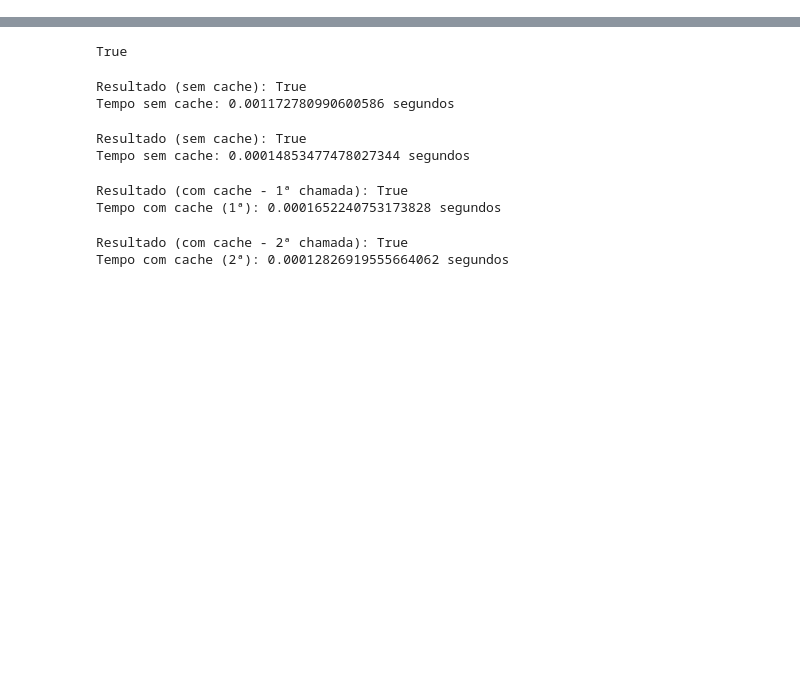
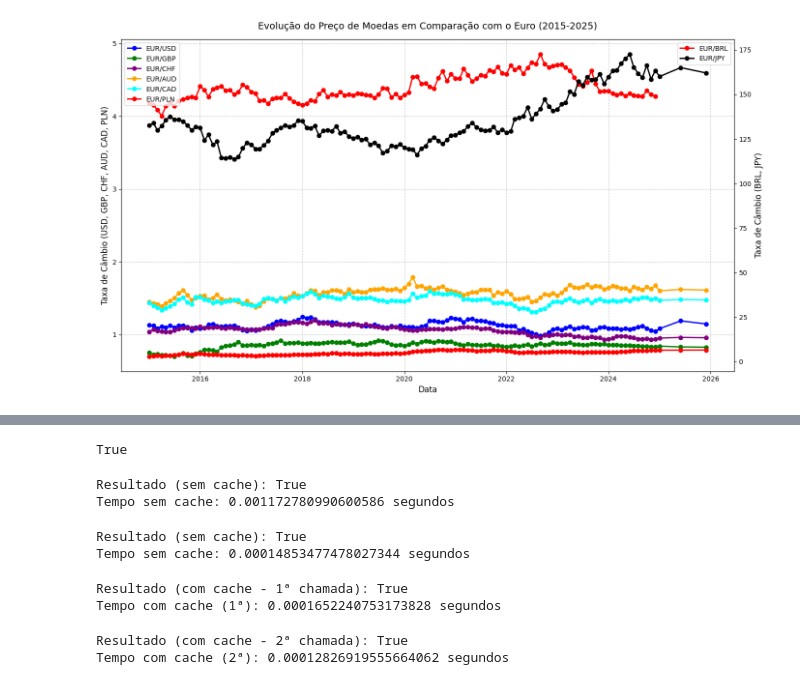
Before and after one commit to ManJ-PC/Natural-Language-Processing, a Jupyter notebook: pessoa.ipynb, the cells around one changed output, grey strips where cells are left out. Cells and saved outputs as stored; diff of their text form; code cells hidden in the pictures; blank space fills up the shorter version.

```diff
--- a/pessoa.ipynb
+++ b/pessoa.ipynb
@@ -2,0 +31,80 @@
+# %%
+import pandas as pd
+import yfinance as yf
+import matplotlib.pyplot as plt
+from datetime import datetime
+
+# Definir pares de moedas (símbolos do Yahoo Finance)
+pairs = {
+    'EURUSD=X': 'EUR/USD',
+    'EURBRL=X': 'EUR/BRL',
+    'EURGBP=X': 'EUR/GBP',
+    'EURJPY=X': 'EUR/JPY',
+    'EURCHF=X': 'EUR/CHF',
+    'EURAUD=X': 'EUR/AUD',
+    'EURCAD=X': 'EUR/CAD',
+    'EURPLN=X': 'EUR/PLN',
+}
+
+# Baixar dados históricos (2015-2024)
+start_date = '2015-01-01'
+end_date = '2024-12-31'
+historical_data = {}
+for symbol, name in pairs.items():
+    df = yf.download(symbol, start=start_date, end=end_date, interval='1mo')['Close']
+    historical_data[name] = df
+
+# Criar DataFrame com dados históricos
+df_historical = pd.concat(historical_data.values(), axis=1)
+df_historical.columns = historical_data.keys()
+
+# Adicionar projeções para 2025 (valores aproximados)
+projections_data = {
+    'Date': ['2025-01-01', '2025-06-01', '2025-12-01'],
+    'EUR/USD': [1.0800, 1.1870, 1.1450],
+    'EUR/BRL': [6.4000, 6.4500, 6.5000],
+    'EUR/GBP': [0.8400, 0.8300, 0.8250],
+    'EUR/JPY': [160.00, 165.00, 162.00],
+    'EUR/CHF': [0.9500, 0.9600, 0.9550],
+    'EUR/AUD': [1.6000, 1.6200, 1.6100],
+    'EUR/CAD': [1.4700, 1.4800, 1.4750]
+}
+
+# Criar DataFrame para projeções
+df_projections = pd.DataFrame(projections_data)
+df_projections['Date'] = pd.to_datetime(df_projections['Date'])
+df_projections = df_projections.set_index('Date')
+
+# Renomear índice de df_historical para combinar com df_projections
+df_historical.index.name = 'Date'
+
+# Combinar dados históricos e projeções
+df = pd.concat([df_historical, df_projections])
+
+# Criar gráfico com dois eixos Y
+fig, ax1 = plt.subplots(figsize=(14, 8))
+
+# Eixo Y esquerdo: USD, GBP, CHF, AUD, CAD
+colors = ['blue', 'green', 'purple', 'orange', 'cyan','red']
+for i, col in enumerate(['EUR/USD', 'EUR/GBP', 'EUR/CHF', 'EUR/AUD', 'EUR/CAD', 'EUR/PLN']):
+    ax1.plot(df.index, pd.to_numeric(df[col]), label=col, color=colors[i], marker='o', linewidth=2)
+ax1.set_xlabel('Data', fontsize=12)
+ax1.set_ylabel('Taxa de Câmbio (USD, GBP, CHF, AUD, CAD, PLN)', fontsize=12)
+ax1.grid(True, linestyle='--', alpha=0.7)
+ax1.legend(loc='upper left', fontsize=10)
+
+# Eixo Y direito: BRL, JPY
+ax2 = ax1.twinx()
+ax2.plot(df.index, df['EUR/BRL'], label='EUR/BRL', color='red', marker='o', linewidth=2)
+ax2.plot(df.index, df['EUR/JPY'], label='EUR/JPY', color='black', marker='o', linewidth=2)
+ax2.set_ylabel('Taxa de Câmbio (BRL, JPY)', fontsize=12)
+ax2.legend(loc='upper right', fontsize=10)
+
+# Configurações gerais
+plt.title('Evolução do Preço de Moedas em Comparação com o Euro (2015-2025)', fontsize=14, pad=15)
+plt.xticks(rotation=45, fontsize=10)
+fig.tight_layout()
+
+# Exibir gráfico
+plt.show()
+# %% [output]
@@ -2,0 +119 @@
+[figure, added]
```
Also changed, not shown: parts of 4 cells of this notebook.
